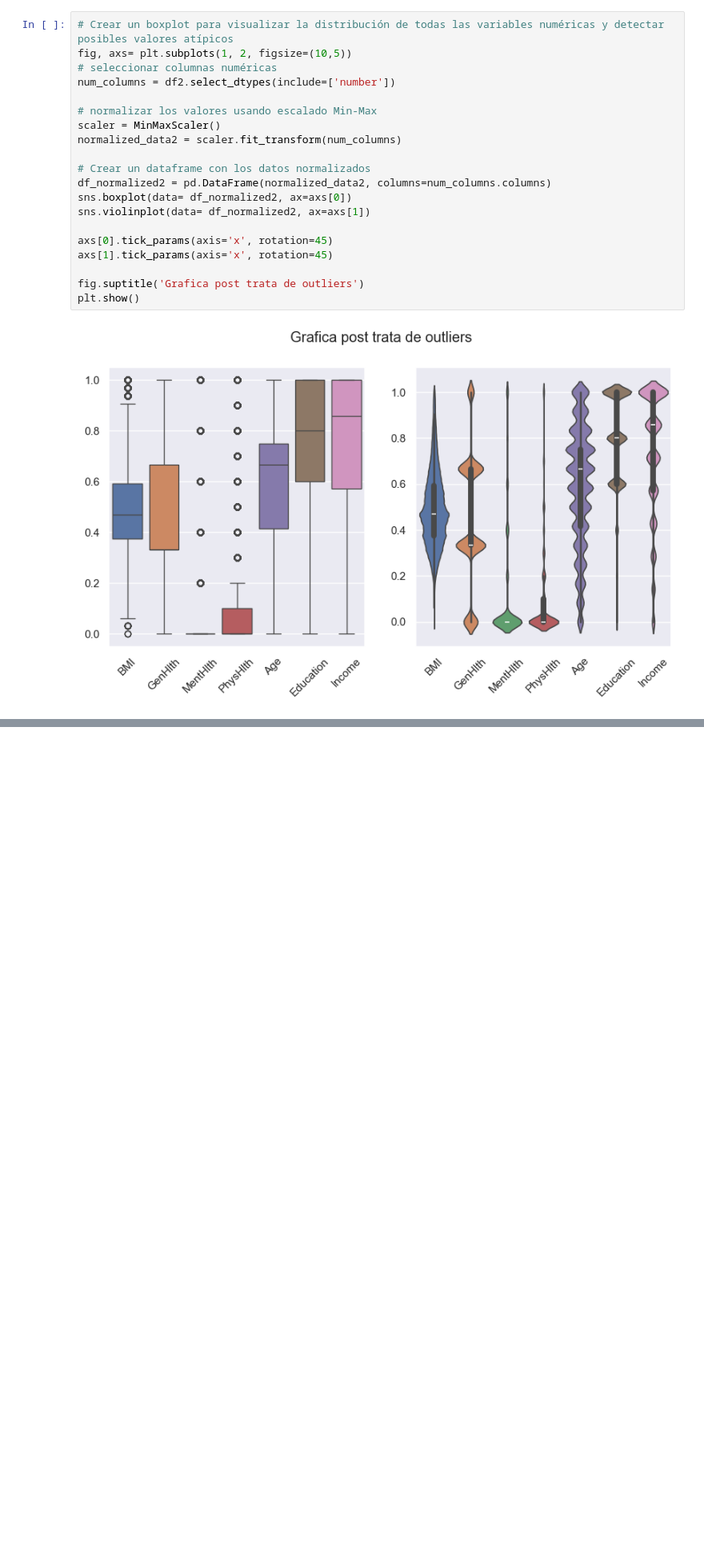
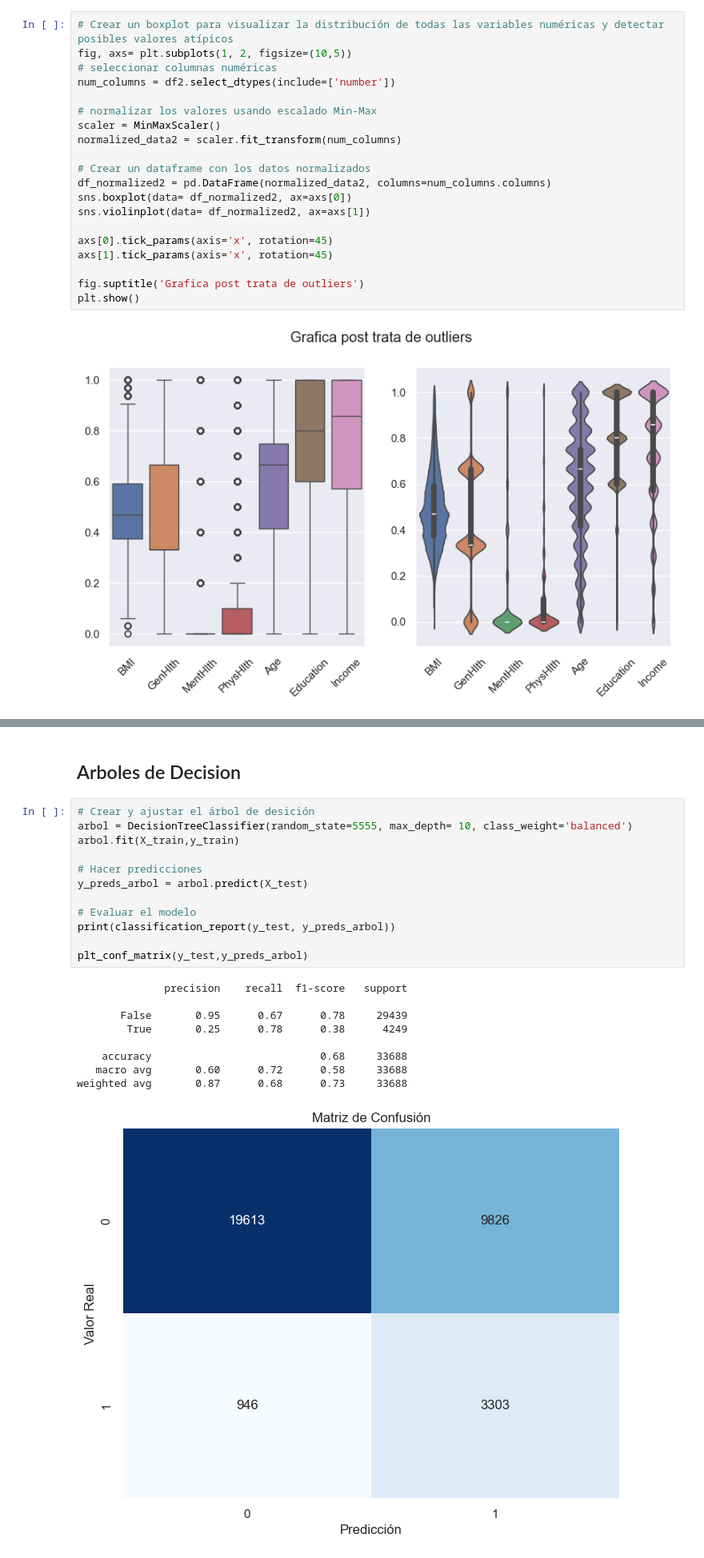
Before and after one commit to Gaddran/Tarea4MachineLearning, a Jupyter notebook: notebooks/Tarea4.ipynb, the cells around one changed output, grey strips where cells are left out. Shown at 80% size. Saved outputs shown, nothing was run; the diff lists cells and outputs as text; blank space fills up the shorter version.

```diff
--- a/notebooks/Tarea4.ipynb
+++ b/notebooks/Tarea4.ipynb
@@ -266,0 +377,24 @@ plt.show()
+# %% [markdown]
+## Arboles de Decision
+# %%
+# Crear y ajustar el árbol de desición
+arbol = DecisionTreeClassifier(random_state=5555, max_depth= 10, class_weight='balanced')
+arbol.fit(X_train,y_train)
+
+# Hacer predicciones
+y_preds_arbol = arbol.predict(X_test)
+
+# Evaluar el modelo
+print(classification_report(y_test, y_preds_arbol))
+
+plt_conf_matrix(y_test,y_preds_arbol)
+# %% [output]
+              precision    recall  f1-score   support
+
+       False       0.95      0.67      0.78     29439
+        True       0.25      0.78      0.38      4249
+
+    accuracy                           0.68     33688
+   macro avg       0.60      0.72      0.58     33688
+weighted avg       0.87      0.68      0.73     33688
+[figure, added]
```
Also changed, not shown: parts of 27 cells of this notebook, 1 other file.
